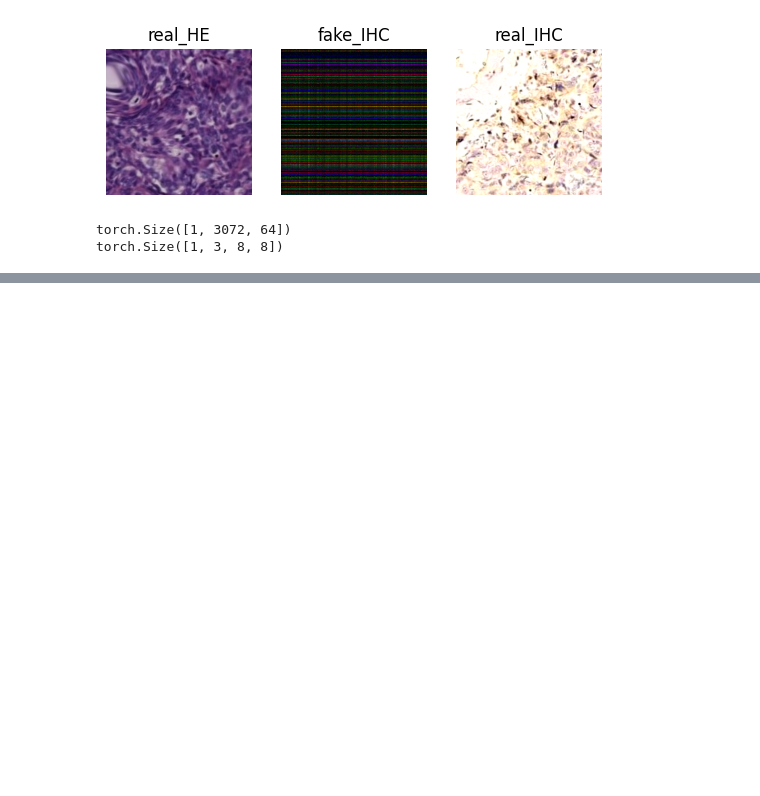
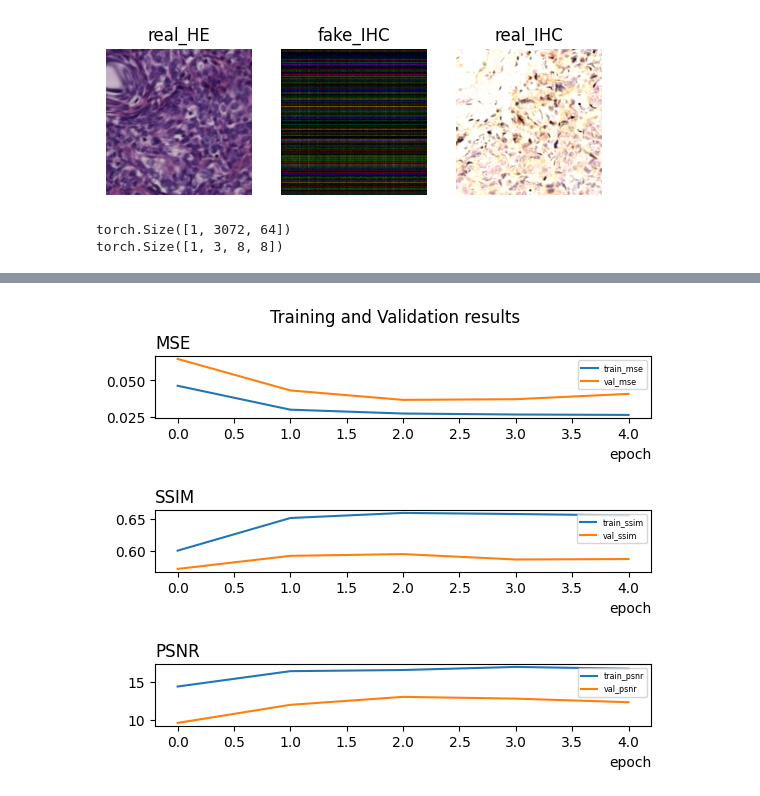
Before and after one commit to Philipp-Ro/torch_stain_transfer, a Jupyter notebook: code/test.ipynb, the cells around one changed output, grey strips where cells are left out. Saved outputs shown, nothing was run; the diff lists cells and outputs as text; code cells hidden in the pictures; blank space fills up the shorter version.

```diff
--- a/code/test.ipynb
+++ b/code/test.ipynb
@@ -170,0 +188,15 @@ NameError: name 'model_architec' is not defined
+# %%
+import pickle
+path = "C:/Users/phili/OneDrive/Uni/WS_22/Masterarbeit/Masterarbeit_Code_Philipp_Rosin/torch_stain_transfer/masterthesis_results/U-Net/my_UNet_4step_32/train_result"
+x={}
+l = [1,2,3,4]
+s = [0.4334,2.4232,12313,0.5543]
+x['a'] = l
+x['b'] = s
+with open("test", "wb") as fp:   #Pickling
+   pickle.dump(x, fp)
+
+with open(path, "rb") as fp:   # Unpickling
+   b = pickle.load(fp)
+
+print(b['mse'].type())
@@ -170,0 +450,38 @@ NameError: name 'model_architec' is not defined
+# %%
+import os
+import pickle
+import matplotlib.pyplot as plt
+path = 'C:/Users/phili/OneDrive/Uni/WS_22/Masterarbeit/Masterarbeit_Code_Philipp_Rosin/torch_stain_transfer/masterthesis_results/U-Net/3step_16f/train_result'
+save_path ='C:/Users/phili/OneDrive/Uni/WS_22/Masterarbeit/Masterarbeit_Code_Philipp_Rosin/torch_stain_transfer/masterthesis_results/U-Net/3step_16f'
+def plot_trainresult(save_path,train_eval):
+        x = range(len(train_eval['train_mse']))
+        fig, axs = plt.subplots(3)
+        fig.suptitle('Training and Validation results')
+
+        train_mse_plot= axs[0].plot(x, train_eval['train_mse'],label='train_mse')
+        val_mse_plot = axs[0].plot(x, train_eval['val_mse'],label='val_mse')
+        axs[0].legend(loc="upper right",fontsize='xx-small')
+        axs[0].set_xlabel(xlabel='epoch',loc='right')
+        axs[0].set_title('MSE',loc='left')
+
+        train_ssim_plot=axs[1].plot(x, train_eval['train_ssim'],label='train_ssim')
+        val_ssim_plot = axs[1].plot(x, train_eval['val_ssim'],label='val_ssim')
+        axs[1].legend(loc="upper right",fontsize='xx-small')
+        axs[1].set_xlabel(xlabel='epoch',loc='right')
+        axs[1].set_title('SSIM',loc='left')
+
+        train_psnr_plot=axs[2].plot(x, train_eval['train_psnr'],label='train_psnr')
+        val_psnr_plot =axs[2].plot(x, train_eval['val_psnr'],label='val_psnr')
+        axs[2].legend(loc="upper right",fontsize='xx-small')
+        axs[2].set_xlabel(xlabel='epoch',loc='right')
+        axs[2].set_title('PSNR',loc='left')
+
+        plt.subplots_adjust(hspace=1.5)
+        fig.savefig(os.path.join(save_path,"train_result.png"))
+
+with open(path, "rb") as fp:   # Unpickling
+    train_eval = pickle.load(fp)
+
+plot_trainresult(save_path,train_eval)
+# %% [output]
+[figure, added]
```
Also changed, not shown: parts of 6 cells of this notebook, 35 other files.
